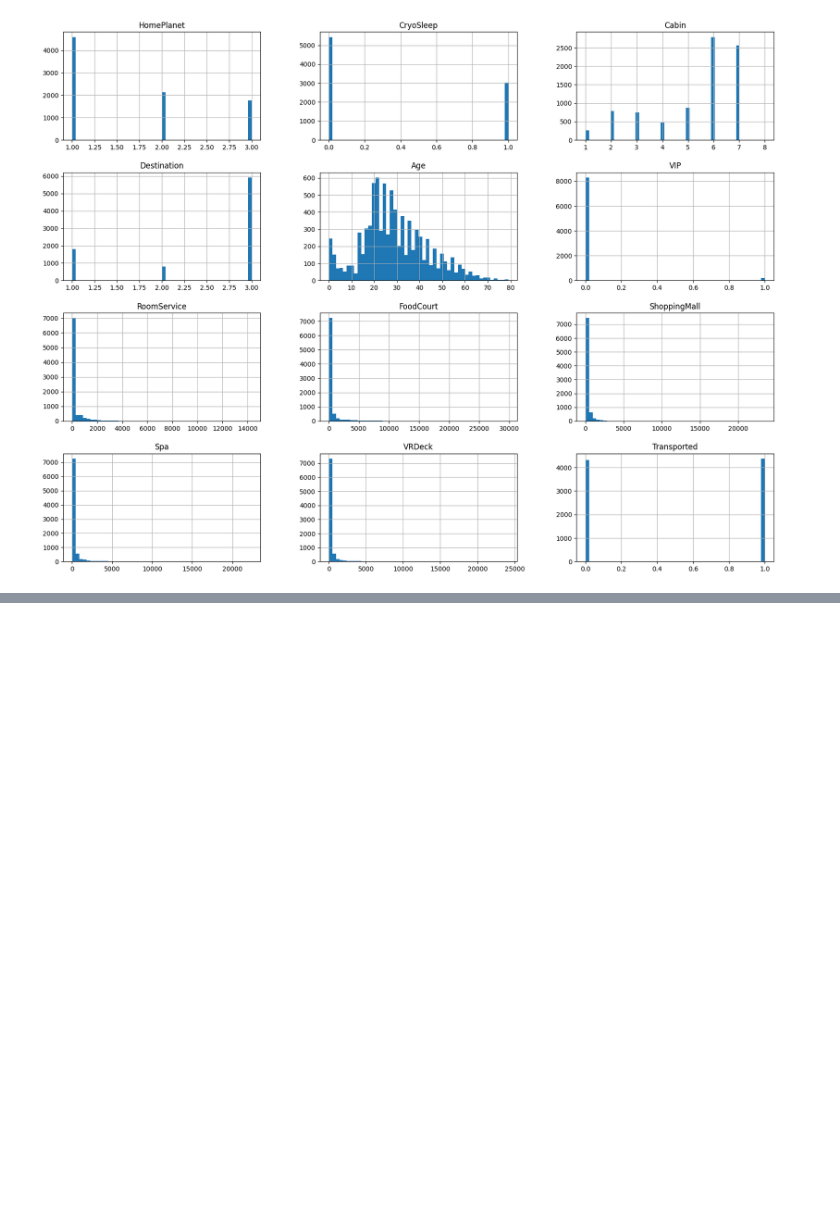
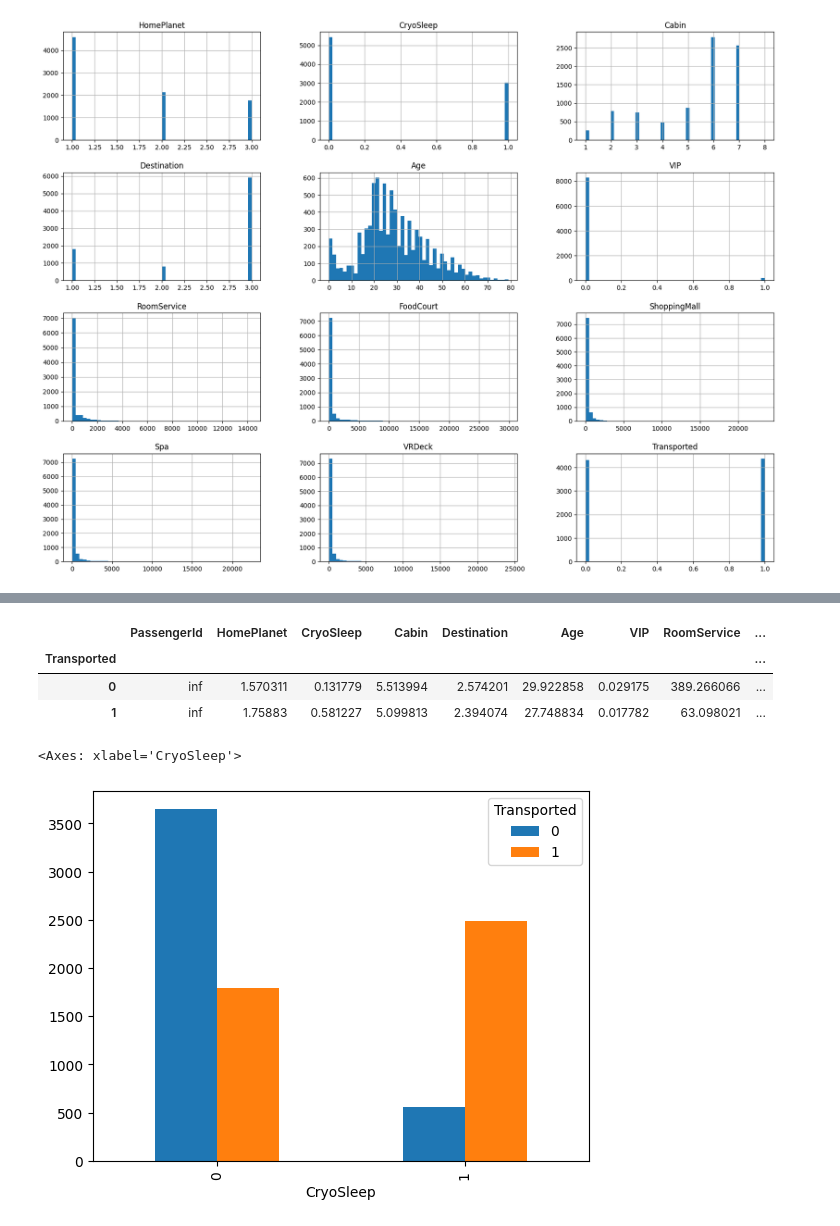
Before and after one commit to Sadeqsoli/SpaceTitanicSurvivors, a Jupyter notebook: spacetitanicsurvivors.ipynb, the cells around one changed output, grey strips where cells are left out. Cells and saved outputs as stored; diff of their text form; code cells hidden in the pictures; blank space fills up the shorter version.

```diff
--- a/spacetitanicsurvivors.ipynb
+++ b/spacetitanicsurvivors.ipynb
@@ -223,0 +244,12 @@ plt.show()
+# %%
+df.groupby("Transported").mean()
+# %% [output]
+|  | PassengerId | HomePlanet | CryoSleep | Cabin | Destination | Age | VIP | RoomService | ... |
+| Transported |  |  |  |  |  |  |  |  | ... |
+| 0 | inf | 1.570311 | 0.131779 | 5.513994 | 2.574201 | 29.922858 | 0.029175 | 389.266066 | ... |
+| 1 | inf | 1.75883 | 0.581227 | 5.099813 | 2.394074 | 27.748834 | 0.017782 | 63.098021 | ... |
+# %%
+pd.crosstab(df.CryoSleep,df.Transported).plot(kind='bar')
+# %% [output]
+<Axes: xlabel='CryoSleep'>
+[figure, added]
```
Also changed, not shown: parts of 12 cells of this notebook.
